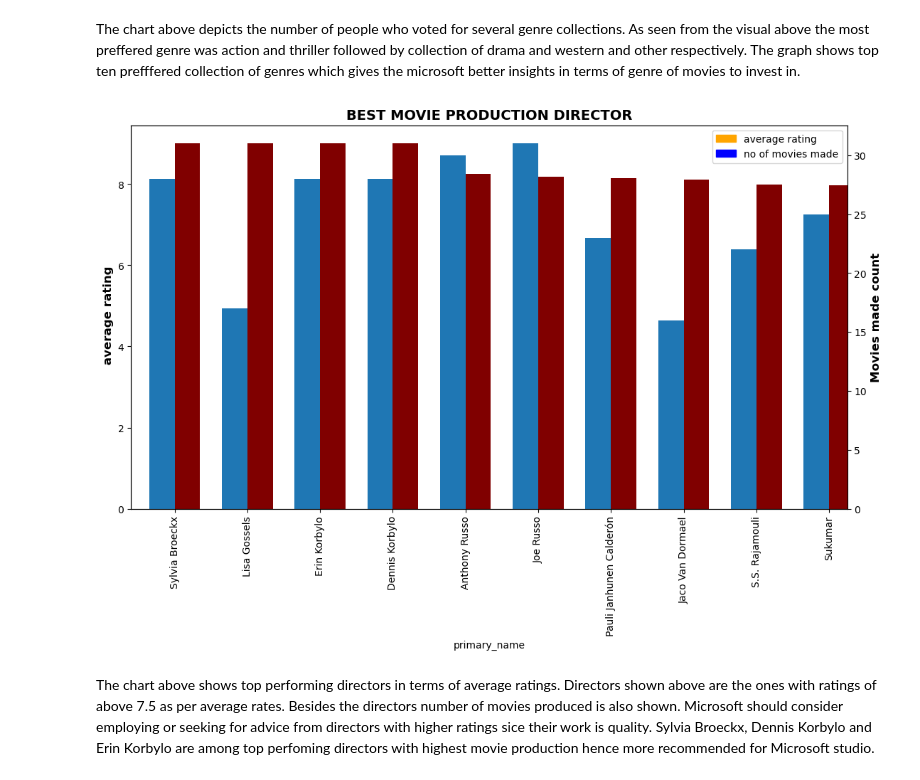
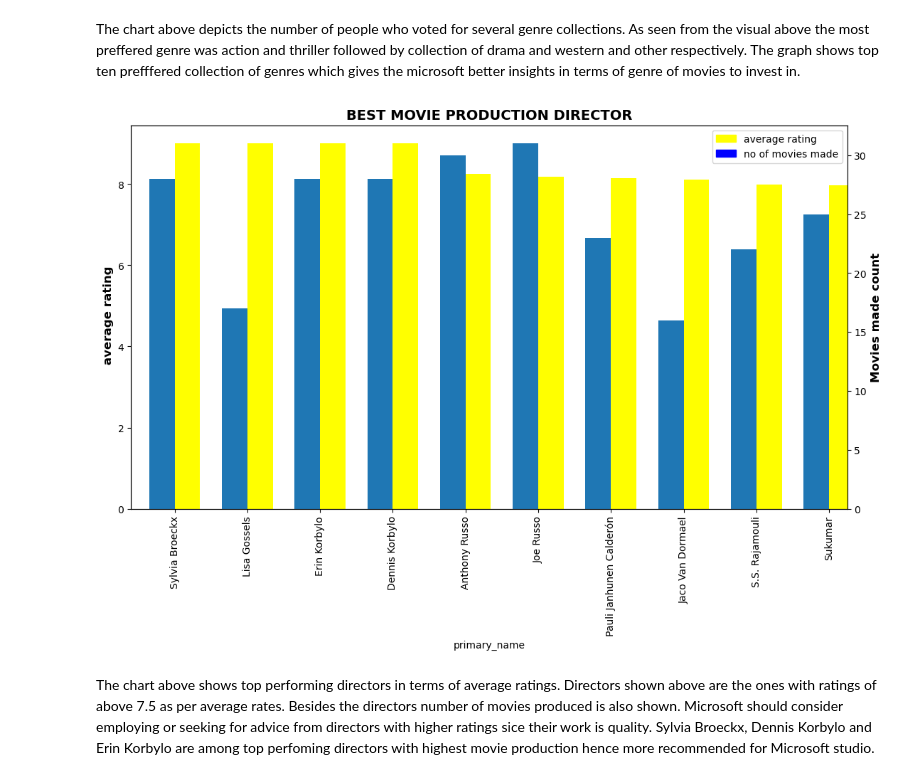
Before and after one commit to nelkemboi/dsc-project-template, a Jupyter notebook: dsc-phase1-project-template.ipynb, the cells around one changed output. Drawn from its saved outputs; the diff is of its cells as text; code cells hidden in the pictures.

```diff
--- a/dsc-phase1-project-template.ipynb
+++ b/dsc-phase1-project-template.ipynb
@@ -580,26 +580,26 @@ The chart above depicts the number of people who voted for several genre collect
 # %%
 fig = plt.figure(figsize=(13,7))
 ax = fig.add_subplot(111)
 ax2 = ax.twinx()
 width = .35
 
 popular = directors_ratings_and_names.set_index('primary_name')
 
 
 
-popular['AVG(averagerating)'].plot(kind='bar',color='maroon',ax=ax,width=width, position=0, label = 'average rating')
+popular['AVG(averagerating)'].plot(kind='bar',color='yellow',ax=ax,width=width, position=0, label = 'average rating')
 popular['COUNT(primary_name)'].plot(kind='bar', ax=ax2,width = width,position=1, label = 'no of movies made')
 
 ax.set_title('BEST MOVIE PRODUCTION DIRECTOR', fontweight='bold', fontsize = 14)
 ax.set_ylabel(' average rating', fontweight='bold',fontsize = 12)
 ax2.set_ylabel('Movies made count', fontweight='bold',fontsize = 12)
 
 # Add the legend
-green_patch = mpatches.Patch(color='orange', label='average rating')
+green_patch = mpatches.Patch(color='yellow', label='average rating')
 blue_patch = mpatches.Patch(color='blue', label='no of movies made')
 plt.legend(handles=[green_patch, blue_patch]);
 # %% [output]
-[figure, old version]
+[figure, new version]
 # %% [markdown]
  The chart above shows top performing directors in terms of average ratings. Directors shown above are the ones with ratings of above 7.5 as per average rates. Besides the directors number of movies produced is also shown. Microsoft should consider employing or seeking for advice from directors with higher ratings sice their work is quality. Sylvia Broeckx, Dennis Korbylo and Erin Korbylo are among top perfoming directors with highest movie production hence more recommended for Microsoft studio.
 # %% [markdown]
```
Also changed, not shown: parts of 3 cells of this notebook.
